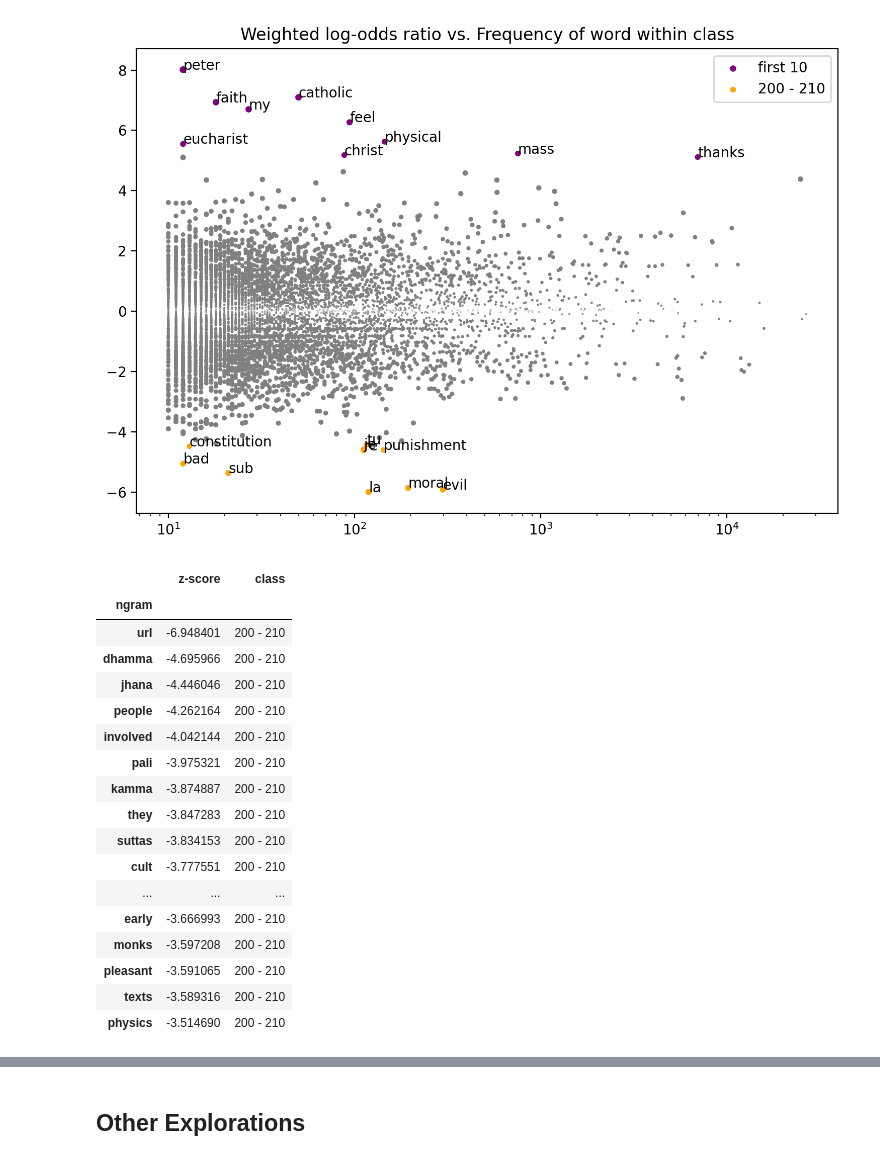
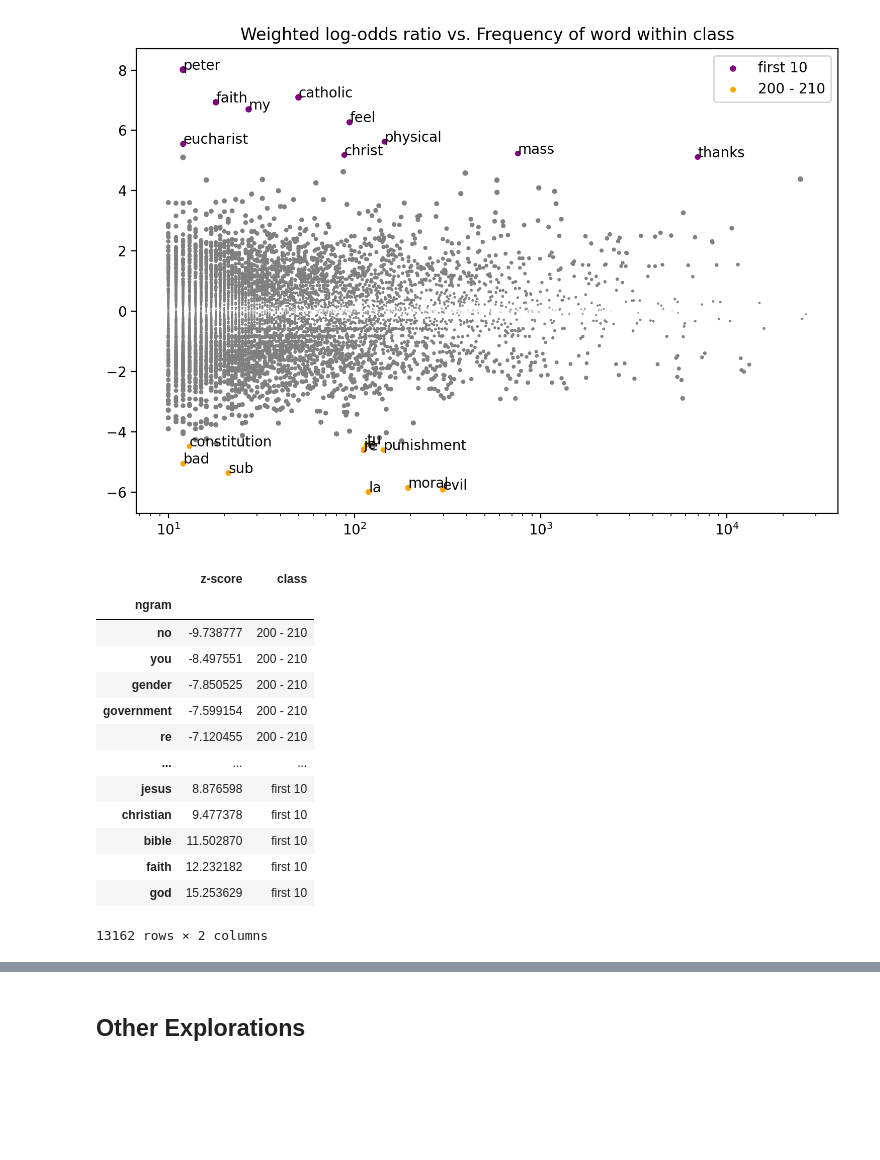
Before and after one commit to andrea-w-wang/reddit-seasonality, a Jupyter notebook: longitudinal and cross-entropy exploration.ipynb, the cells around one changed output, grey strips where cells are left out. Saved outputs shown, nothing was run; the diff lists cells and outputs as text; code cells hidden in the pictures; blank space fills up the shorter version.

```diff
--- a/longitudinal and cross-entropy exploration.ipynb
+++ b/longitudinal and cross-entropy exploration.ipynb
@@ -96,7 +101,7 @@ df.head()
 | clfze | 1278105158 | http://www.reddit.com/r/reddit.co... | chemistry_teacher | None | clfze |  | 0 | ... |
 | clg0l | 1278105416 | http://www.reddit.com/r/reddit.co... | chemistry_teacher | None | clg0l |  | 0 | ... |
 # %%
-comments = dict()x
+comments = dict()
 for subreddit in SUBREDDITS:
     df = dfs[subreddit]
     comments[subreddit] = df[df['reply_to'].notnull()].copy()
@@ -427,6 +507,10 @@ for subreddit in [
     'RadicalChristianity',
     'Catholicism'
 ]:
+#     mean = [np.mean(ref_cross_entropy[subreddit][month]) for month in MONTHS]
+#     conf_interval = [calc_conf_interval(ref_cross_entropy[subreddit][month]) for month in MONTHS]
+
+#     plt.errorbar(MONTHS, mean, yerr=conf_interval, fmt="o-", label='reference')
     mean = [np.mean(community_cross_entropy[subreddit][month]) for month in MONTHS]
     conf_interval = [calc_conf_interval(community_cross_entropy[subreddit][month]) for month in MONTHS]
 
@@ -441,6 +525,7 @@ for subreddit in [
     plt.title(subreddit)
     plt.xlabel("year-month")
     plt.ylabel("cross-entropy")
-    plt.ylim([15.8, 17])
+    plt.ylim([15.5, 17])
+    plt.savefig(f'cross-entropy-{subreddit}.jpg')
     plt.show()
 # %% [output]
@@ -492,0 +583,30 @@ Catholicism
+# %%
+for subreddit in ["Catholicism", "Christianity", "exchristian", 'Judaism',]:
+    print(subreddit)
+    df = comments[subreddit]
+    group = df.sort_values(['speaker', 'timestamp']).groupby(["speaker"])
+    df['order'] = group.cumcount() + 1
+    df['text_len'] = df['text'].apply(lambda utt: len(utt.split()))
+    speaker_total_comments = df.groupby("speaker")['order'].max().reset_index(name="n_comments")
+    speakers = speaker_total_comments[speaker_total_comments['n_comments'] >= 210]['speaker'].values
+    # 0 - 10
+    early = df[(df['speaker'].isin(speakers)) & (df['order'] <= 10)]
+
+    # 200 - 210
+    late = df[(df['speaker'].isin(speakers)) & (df['order'] < 210) & (df['order'] >= 200)]
+
+    plt.errorbar(
+        ['first 10', '200-210'],
+        [
+            early['text_len'].mean(),
+            late['text_len'].mean()
+        ],
+        yerr = [
+            calc_conf_interval(early['text_len'].values),
+            calc_conf_interval(late['text_len'].values)
+        ],
+            fmt="o--",)
+    plt.title(subreddit)
+    plt.ylabel("mean length")
+    plt.xlabel("order of comments")
+    plt.show()
@@ -561,23 +690,19 @@ Comparing language...
 ngram zscores computed.
 [figure]
 # %%
-fw_dfs['Buddhism'].sort_values("z-score")[:20]
+fw_dfs['Christianity'].sort_values("z-score")
 # %% [output]
 |  | z-score | class |
 | ngram |  |  |
-| url | -6.948401 | 200 - 210 |
-| dhamma | -4.695966 | 200 - 210 |
-| jhana | -4.446046 | 200 - 210 |
-| people | -4.262164 | 200 - 210 |
-| involved | -4.042144 | 200 - 210 |
-| pali | -3.975321 | 200 - 210 |
-| kamma | -3.874887 | 200 - 210 |
-| they | -3.847283 | 200 - 210 |
-| suttas | -3.834153 | 200 - 210 |
-| cult | -3.777551 | 200 - 210 |
+| no | -9.738777 | 200 - 210 |
+| you | -8.497551 | 200 - 210 |
+| gender | -7.850525 | 200 - 210 |
+| government | -7.599154 | 200 - 210 |
+| re | -7.120455 | 200 - 210 |
 | ... | ... | ... |
-| early | -3.666993 | 200 - 210 |
-| monks | -3.597208 | 200 - 210 |
-| pleasant | -3.591065 | 200 - 210 |
-| texts | -3.589316 | 200 - 210 |
-| physics | -3.514690 | 200 - 210 |
+| jesus | 8.876598 | first 10 |
+| christian | 9.477378 | first 10 |
+| bible | 11.502870 | first 10 |
+| faith | 12.232182 | first 10 |
+| god | 15.253629 | first 10 |
+13162 rows × 2 columns
```
Also changed, not shown: parts of 30 cells of this notebook.
